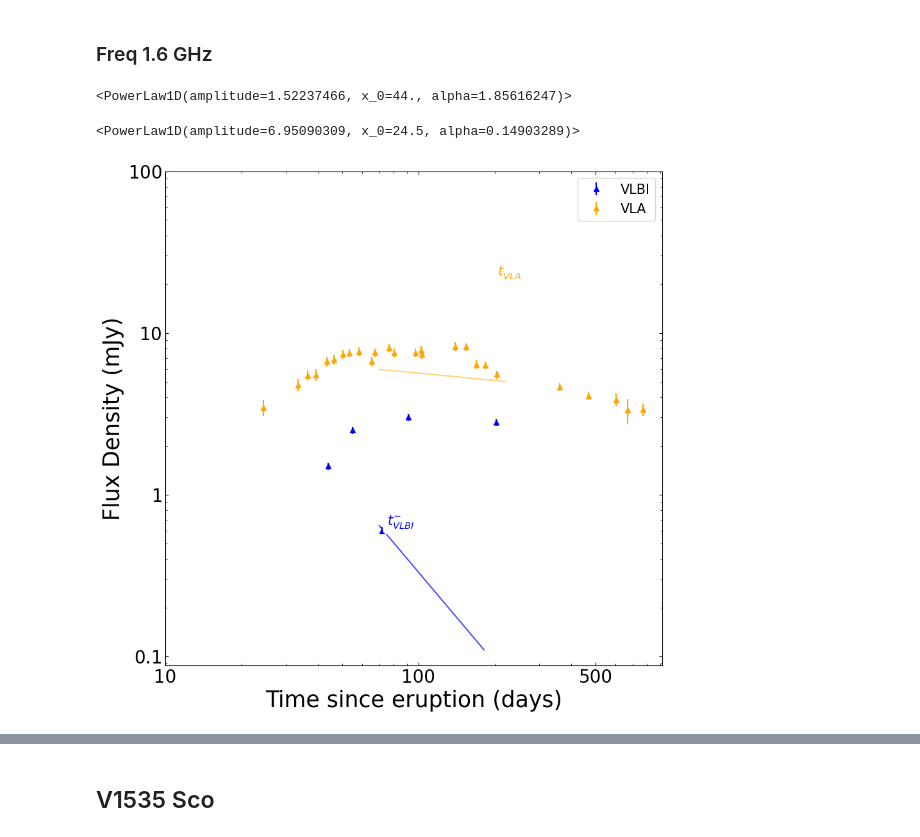
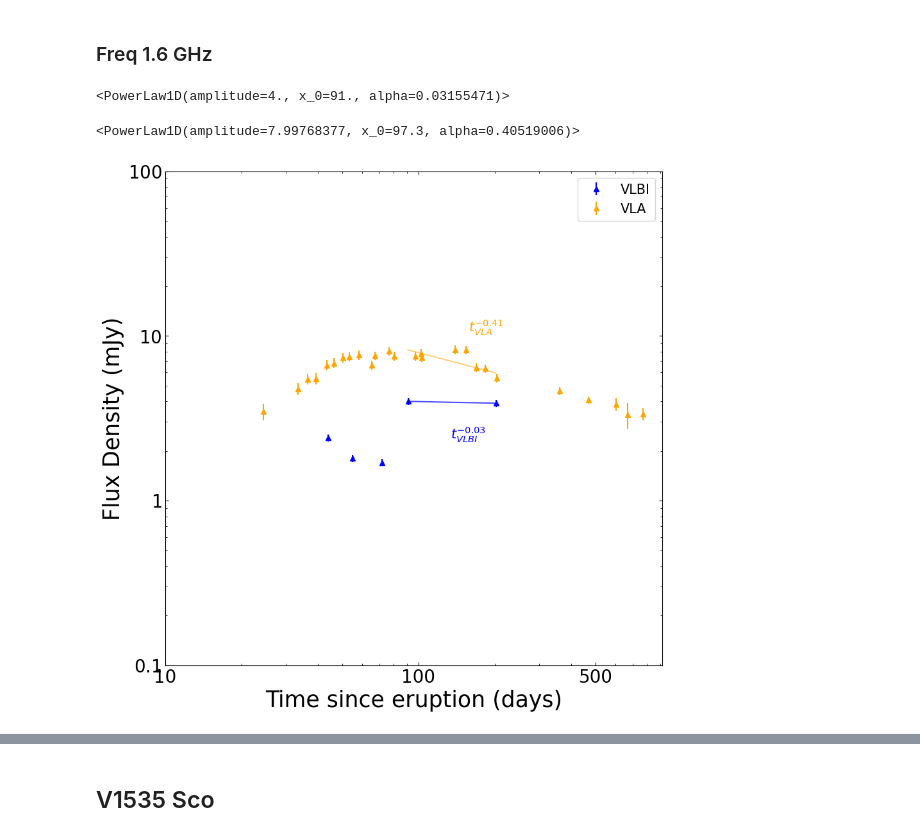
Before and after one commit to Wilhelm005/Research-Code, a Jupyter notebook: VLBI vs VLA data.ipynb, the cells around one changed output, grey strips where cells are left out. Cells and saved outputs as stored; diff of their text form; code cells hidden in the pictures.

```diff
--- a/VLBI vs VLA data.ipynb
+++ b/VLBI vs VLA data.ipynb
@@ -284,11 +518,11 @@ plt.show()
 #but this doesn't get the same results for some reason...
 
 f1_VLBI = (
-    #[44, 1.6, 1.5, 0], #EVN
-    #[55, 1.6, 2.5, 0], #VLBA
-    #[72, 1.6, 0.6, 0], #VLBA
-    #[91, 1.6, 3, 0], #EVN
-    #[203, 1.6, 2.8, 0] #EVN
+    [44, 1.6, 2.4, 0], #EVN
+    [55, 1.6, 1.8, 0], #VLBA
+    [72, 1.6, 1.7, 0], #VLBA
+    [91, 1.6, 4.0, 0], #EVN
+    [203, 1.6, 3.9, 0] #EVN
 )
 
 #making the dataframes for the frequency
@@ -301,7 +535,11 @@ flux_err1_VLBI = np.sqrt(VLBI_407_1["Error"]**2 + (VLBI_407_1["Flux"]*0.05)**2)
 #fit
 
 fit1_VLBI = (
-
+    #[44, 1.6, 2.4, 0], #EVN
+    #[55, 1.6, 1.8, 0], #VLBA
+    #[72, 1.6, 1.7, 0], #VLBA
+    [91, 1.6, 4.0, 0], #EVN
+    [203, 1.6, 3.9, 0] #EVN
 )
 
 #making the dataframes for the frequency
@@ -342,7 +580,7 @@ fit_model_weights01 = fit(PL01, x01, y01, weights=y_weight01)
 
 fit_model_weights01
 # %% [output]
-<PowerLaw1D(amplitude=1.52237466, x_0=44., alpha=1.85616247)>
+<PowerLaw1D(amplitude=4., x_0=91., alpha=0.03155471)>
 # %%
 #VLA data
 
@@ -389,19 +627,19 @@ flux_err1_VLA = np.sqrt(VLA_407_1["Error1 (gaussfit)"]**2 + (VLA_407_1["Flux"]*0
 #fit
 
 fit1 = (
-     [55289.7,    3.0,  1.8,  3.469,  0.350,  0.000,  0.050],
-    [55298.7,    5.0,  1.8,  4.762,  0.300,  0.000,  0.050],
-    [55301.7,    6.0,  1.8,  5.466,  0.300,  0.000,  0.050],
-    [55304.7,    7.0,  1.8,  5.512,  0.350,  0.000,  0.050],
-    [55308.7,    8.0,  1.8,  6.662,  0.330,  0.000,  0.050],
-    [55311.7,    9.0,  1.8,  6.841,  0.300,  0.000,  0.050],
-    [55315.6,   10.0,  1.8,  7.376,  0.290,  0.000,  0.050],
-    [55318.6 ,  11.0,  1.8,  7.478,  0.260,  0.000,  0.050],
-    [55323.6,   12.0,  1.8,  7.657,  0.330,  0.000,  0.050],
-    [55330.5,   13.0,  1.8,  6.651,  0.270,  0.000,  0.050],
-    [55332.6,   14.0,  1.8,  7.574,  0.260,  0.000,  0.050],
-    [55341.6,   15.0,  1.8,  8.049,  0.260,  0.000,  0.050],
-    [55345.6,   16.0,  1.8,  7.532,  0.280,  0.000 , 0.050],
+    #[55289.7,    3.0,  1.8,  3.469,  0.350,  0.000,  0.050],
+    #[55298.7,    5.0,  1.8,  4.762,  0.300,  0.000,  0.050],
+    #[55301.7,    6.0,  1.8,  5.466,  0.300,  0.000,  0.050],
+    #[55304.7,    7.0,  1.8,  5.512,  0.350,  0.000,  0.050],
+    #[55308.7,    8.0,  1.8,  6.662,  0.330,  0.000,  0.050],
+    #[55311.7,    9.0,  1.8,  6.841,  0.300,  0.000,  0.050],
+    #[55315.6,   10.0,  1.8,  7.376,  0.290,  0.000,  0.050],
+    #[55318.6 ,  11.0,  1.8,  7.478,  0.260,  0.000,  0.050],
+    #[55323.6,   12.0,  1.8,  7.657,  0.330,  0.000,  0.050],
+    #[55330.5,   13.0,  1.8,  6.651,  0.270,  0.000,  0.050],
+    #[55332.6,   14.0,  1.8,  7.574,  0.260,  0.000,  0.050],
+    #[55341.6,   15.0,  1.8,  8.049,  0.260,  0.000,  0.050],
+    #[55345.6,   16.0,  1.8,  7.532,  0.280,  0.000 , 0.050],
     [55362.5,   17.0,	1.8,  7.540,  0.240,  0.000,  0.050],
     [55367.6,	  18.0,  1.8,  7.811,  0.290,  0.000,  0.050],
     [55368.5,	  19.0,  1.8,  7.381,  0.260,  0.000,  0.050],
@@ -410,11 +648,11 @@ fit1 = (
     [55434.3,	  22.0,	1.8,  6.386,  0.240,  0.000,  0.050],
     [55449.2,	  23.0, 	1.8,  6.338,  0.160,  0.000,  0.050],
     [55469.2,	  24.0,	1.8,  5.532,  0.135,  0.000,  0.050],
-    [55625.4,   25.0,  1.8,  4.644,  0.092,  0.000 , 0.050],
-    [55735.4,   26.0,  1.8,  4.074,  0.068,  0.000,  0.050],
-    [55869.1 ,  27.0,  1.8,  3.855,  0.291,  0.000,  0.050],
-    [55934.8,   28.0,  1.8,  3.316,  0.554,  0.000,  0.050], #held width constant
-    [56035.4,   29.0,  1.8,  3.347,  0.232,  0.000,  0.050]
+    #[55625.4,   25.0,  1.8,  4.644,  0.092,  0.000 , 0.050],
+    #[55735.4,   26.0,  1.8,  4.074,  0.068,  0.000,  0.050],
+    #[55869.1 ,  27.0,  1.8,  3.855,  0.291,  0.000,  0.050],
+    #[55934.8,   28.0,  1.8,  3.316,  0.554,  0.000,  0.050], #held width constant
+    #[56035.4,   29.0,  1.8,  3.347,  0.232,  0.000,  0.050]
 )
 
 
@@ -459,7 +697,7 @@ fit_model_weights11 = fit(PL11, x11, y11, weights=y_weight11)
 
 fit_model_weights11
 # %% [output]
-<PowerLaw1D(amplitude=6.95090309, x_0=24.5, alpha=0.14903289)>
+<PowerLaw1D(amplitude=7.99768377, x_0=97.3, alpha=0.40519006)>
 # %%
 #plotting
 
@@ -483,35 +721,35 @@ def plot(days, fluxes, errors, color, label_name):
 
             ax.errorbar(day, flux, yerr=err, fmt=fmt, color=color, label=label)
 
         if label:
             used_labels.add(label)
 
-x_freq = np.arange(70,182,0.5)
+x_freq = np.arange(91,202,0.5)
 plot(days1_VLBI, flux1_VLBI, flux_err1_VLBI, 'blue', 'VLBI')
 ax.plot(x_freq, fit_model_weights01(x_freq), color='blue', linestyle = '-', alpha=.70)
-ax.annotate('$t_{VLBI}^{-}$', xy=(280, 170), xycoords='axes points', size=15, color='blue', ha='right', va='top', bbox=dict(boxstyle='round', fc='w', ec="w"))
+ax.annotate('$t_{VLBI}^{-0.03}$', xy=(360, 270), xycoords='axes points', size=15, color='blue', ha='right', va='top', bbox=dict(boxstyle='round', fc='w', ec="w"))
 
 
-x_freq1 = np.arange(70,222,0.5)
+x_freq1 = np.arange(91,202,0.5)
 plot(days1_VLA, flux1_VLA, flux_err1_VLA, 'orange', "VLA")
 #plot(days5_VLAfit, flux5_VLAfit, flux_err5_VLAfit, 'red', "Vtest")
 ax.plot(x_freq1, fit_model_weights11(x_freq1), color='orange',  linestyle = '-', alpha=.50)
-ax.annotate('$t_{VLA}^{}$', xy=(400, 450), xycoords='axes points', size=15, color='orange', ha='right', va='top', bbox=dict(boxstyle='round', fc='w', ec="w"))
+ax.annotate('$t_{VLA}^{-0.41}$', xy=(380, 390), xycoords='axes points', size=15, color='orange', ha='right', va='top', bbox=dict(boxstyle='round', fc='w', ec="w"))
 
 
 # Final plot formatting
 ax.set_xscale('log')
 ax.set_xticks([10,100,500], labels = ['10','100','500'], fontsize = 20)
 ax.set_yscale('log')
 ax.set_yticks([0.1, 1,10, 100], labels = [r'$0.1$', r'$1$', r'$10$', r'$100$'], fontsize = 20)
 ax.set_xlabel("Time since eruption (days)", fontsize = 25)
 ax.set_ylabel("Flux Density (mJy)", fontsize = 25)
 
 ax.tick_params(axis='both', which='both', direction='in', top=True, right=True)
 
 ax.set_title("")
 plt.legend(fontsize = 15)
 plt.savefig("V407Cyg_VLA_vs_VLBA_lc.png")
 plt.show()
 # %% [output]
-[figure, old version]
+[figure, new version]
```
Also changed, not shown: parts of 18 cells of this notebook.
